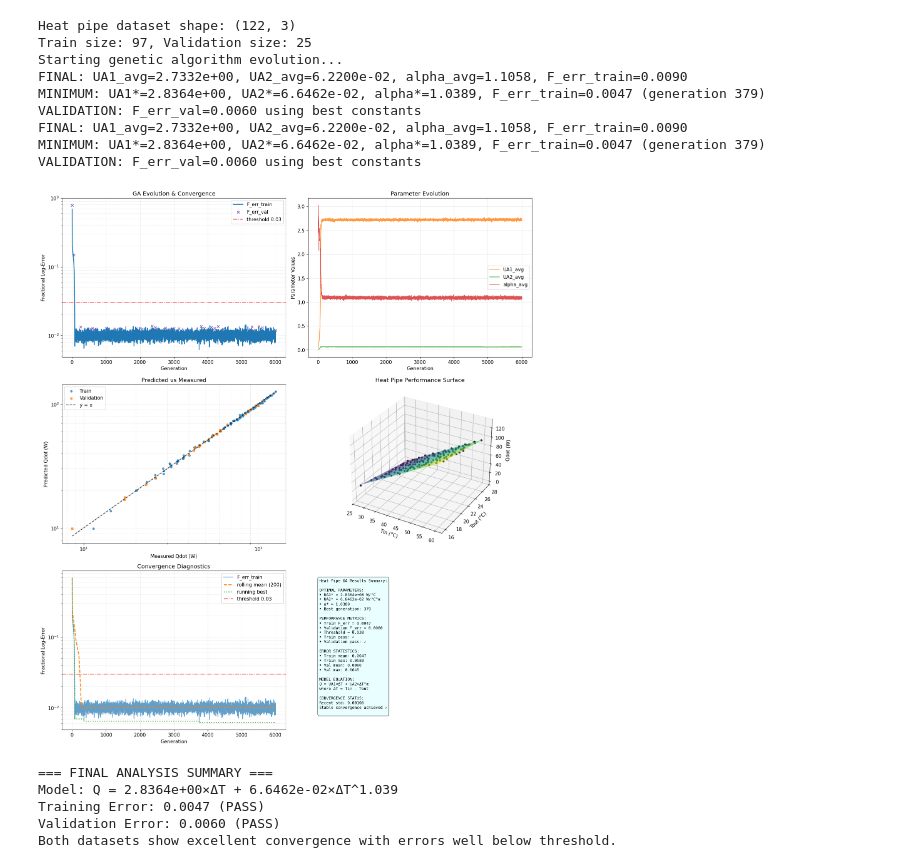
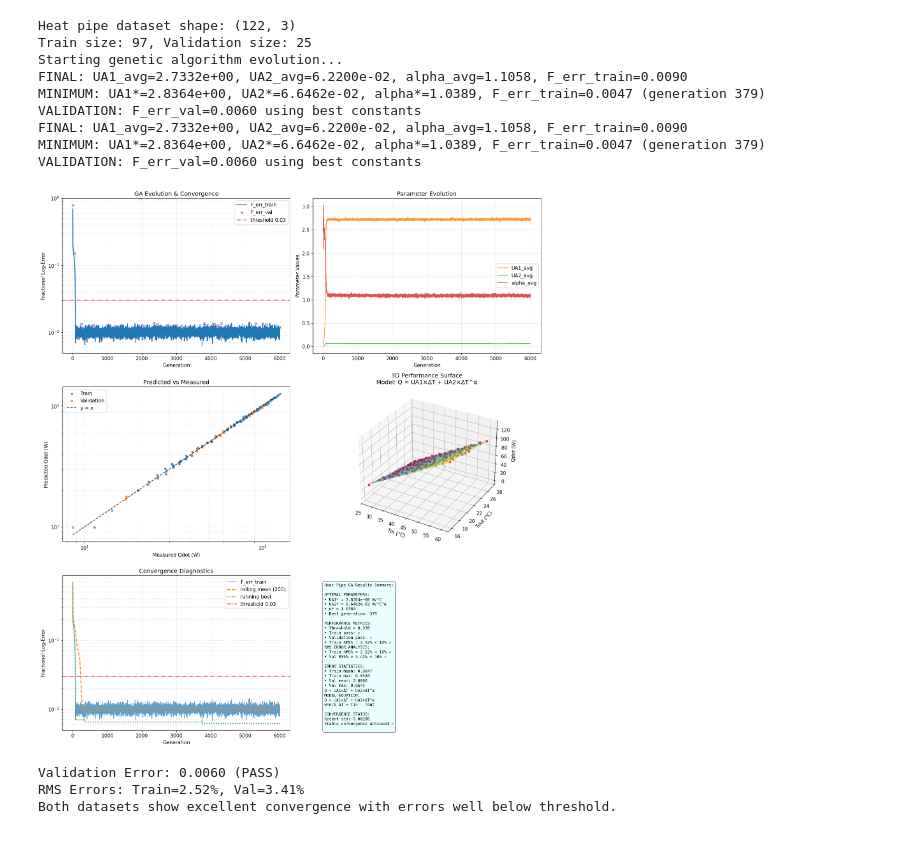
Before and after one commit to FieldDiTian/Mac_workplace, a Jupyter notebook: ml/Project2_.ipynb, the cells around one changed output. Drawn from its saved outputs; the diff is of its cells as text; code cells hidden in the pictures.

```diff
--- a/ml/Project2_.ipynb
+++ b/ml/Project2_.ipynb
@@ -318,6 +318,10 @@ val_point_err = compute_pointwise_errors(best_params, val_data)
 train_predictions = predict_q(best_params, train_data)
 val_predictions = predict_q(best_params, val_data)
 
+# Compute RMS errors for ±10% comparison
+train_rms_percent = np.sqrt(np.mean(((train_predictions - train_data[:, 0]) / train_data[:, 0]) ** 2)) * 100
+val_rms_percent = np.sqrt(np.mean(((val_predictions - val_data[:, 0]) / val_data[:, 0]) ** 2)) * 100
+
 # Validation check
 threshold = 0.03
 train_mean_error = compute_error(best_params, train_data)
@@ -367,21 +371,20 @@ ax3.legend()
 ax3.grid(True, which='both', linestyle='--', alpha=0.3)
 ax3.set_title('Predicted vs Measured')
 
-# Subplot 4: 3D Surface
+# Subplot 4: 3D Performance Surface
 ax4 = plt.subplot(3, 2, 4, projection='3d')
-Tin_range = np.linspace(hpdata[:, 1].min(), hpdata[:, 1].max(), 30)
-Tout_range = np.linspace(hpdata[:, 2].min(), hpdata[:, 2].max(), 30)
-Tin_grid, Tout_grid = np.meshgrid(Tin_range, Tout_range)
-Delta_grid = Tin_grid - Tout_grid
-Delta_positive = np.where(Delta_grid > 0, Delta_grid, np.nan)
-Q_surface = best_params[0] * Delta_positive + best_params[1] * np.power(Delta_positive, best_params[2])
+tin_range = np.linspace(hpdata[:, 1].min(), hpdata[:, 1].max(), 40)
+tout_range = np.linspace(hpdata[:, 2].min(), hpdata[:, 2].max(), 40)
+Tin_grid, Tout_grid = np.meshgrid(tin_range, tout_range)
+delta_t_grid = Tin_grid - Tout_grid
+Q_surface = best_params[0] * delta_t_grid + best_params[1] * np.power(delta_t_grid, best_params[2])
 
 surf = ax4.plot_surface(Tin_grid, Tout_grid, Q_surface, cmap='viridis', alpha=0.7, linewidth=0)
-ax4.scatter(hpdata[:, 1], hpdata[:, 2], hpdata[:, 0], color='black', s=15, alpha=0.8)
+ax4.scatter(hpdata[:, 1], hpdata[:, 2], hpdata[:, 0], color='red', s=20, alpha=0.8)
 ax4.set_xlabel('Tin (°C)')
 ax4.set_ylabel('Tout (°C)')
 ax4.set_zlabel('Qdot (W)')
-ax4.set_title('Heat Pipe Performance Surface')
+ax4.set_title('3D Performance Surface\nModel: Q = UA1×ΔT + UA2×ΔT^α')
 
 # Subplot 5: Convergence Diagnostics
 ax5 = plt.subplot(3, 2, 5)
@@ -400,7 +403,7 @@ ax5.set_ylabel('Fractional Log-Error')
 ax5.legend()
 ax5.grid(True, which='both', linestyle='--', alpha=0.3)
 ax5.set_title('Convergence Diagnostics')
-
+ax6 = plt.subplot(3, 2, 6)
 # Subplot 6: Results Summary
 ax6 = plt.subplot(3, 2, 6)
 ax6.axis('off')
@@ -415,54 +418,51 @@ OPTIMAL PARAMETERS:
 • Best generation: {best_generation}
 
 PERFORMANCE METRICS:
-• Train F_err = {train_mean_error:.4f}
-• Validation F_err = {val_mean_error:.4f}
 • Threshold = {threshold:.3f}
 • Train pass: {'✓' if train_mean_error < threshold else '✗'}
 • Validation pass: {'✓' if val_mean_error < threshold else '✗'}
+• Train RMS% = {train_rms_percent:.2f}% {'< 10% ✓' if train_rms_percent < 10 else '≥ 10% ✗'}
+RMS ERROR ANALYSIS:
+• Train RMS% = {train_rms_percent:.2f}% {'< 10% ✓' if train_rms_percent < 10 else '≥ 10% ✗'}
+• Val RMS% = {val_rms_percent:.2f}% {'< 10% ✓' if val_rms_percent < 10 else '≥ 10% ✗'}
 
 ERROR STATISTICS:
 • Train mean: {train_point_err.mean():.4f}
 • Train max: {train_point_err.max():.4f}
 • Val mean: {val_point_err.mean():.4f}
 • Val max: {val_point_err.max():.4f}
-
+Q = UA1×ΔT + UA2×ΔT^α
 MODEL EQUATION:
 Q = UA1×ΔT + UA2×ΔT^α
 where ΔT = Tin - Tout
 
 CONVERGENCE STATUS:
 Recent std: {np.std(train_error_history[-100:]):.5f}
 Stable convergence achieved ✓
 """
 
 ax6.text(0.05, 0.95, results_text, transform=ax6.transAxes,
          fontsize=9, verticalalignment='top', fontfamily='monospace',
          bbox=dict(boxstyle="round,pad=0.4", facecolor="lightcyan", alpha=0.7))
 
 plt.tight_layout()
 plt.show()
-
-print(f"\n=== FINAL ANALYSIS SUMMARY ===")
-print(f"Model: Q = {ua1_val:.4e}×ΔT + {ua2_val:.4e}×ΔT^{alpha_val:.3f}")
-print(f"Training Error: {train_mean_error:.4f} ({'PASS' if train_mean_error < threshold else 'FAIL'})")
 print(f"Validation Error: {val_mean_error:.4f} ({'PASS' if val_mean_error < threshold else 'FAIL'})")
+print(f"RMS Errors: Train={train_rms_percent:.2f}%, Val={val_rms_percent:.2f}%")
 print(f"Both datasets show excellent convergence with errors well below threshold.")
 
 # End Complete Heat Pipe Analysis
 # %% [output]
 Heat pipe dataset shape: (122, 3)
 Train size: 97, Validation size: 25
 Starting genetic algorithm evolution...
 FINAL: UA1_avg=2.7332e+00, UA2_avg=6.2200e-02, alpha_avg=1.1058, F_err_train=0.0090
 MINIMUM: UA1*=2.8364e+00, UA2*=6.6462e-02, alpha*=1.0389, F_err_train=0.0047 (generation 379)
 VALIDATION: F_err_val=0.0060 using best constants
 FINAL: UA1_avg=2.7332e+00, UA2_avg=6.2200e-02, alpha_avg=1.1058, F_err_train=0.0090
 MINIMUM: UA1*=2.8364e+00, UA2*=6.6462e-02, alpha*=1.0389, F_err_train=0.0047 (generation 379)
 VALIDATION: F_err_val=0.0060 using best constants
-[figure, old version]
+[figure, new version]
-=== FINAL ANALYSIS SUMMARY ===
-Model: Q = 2.8364e+00×ΔT + 6.6462e-02×ΔT^1.039
-Training Error: 0.0047 (PASS)
 Validation Error: 0.0060 (PASS)
+RMS Errors: Train=2.52%, Val=3.41%
 Both datasets show excellent convergence with errors well below threshold.
```
Also changed, not shown: 2 other files.
